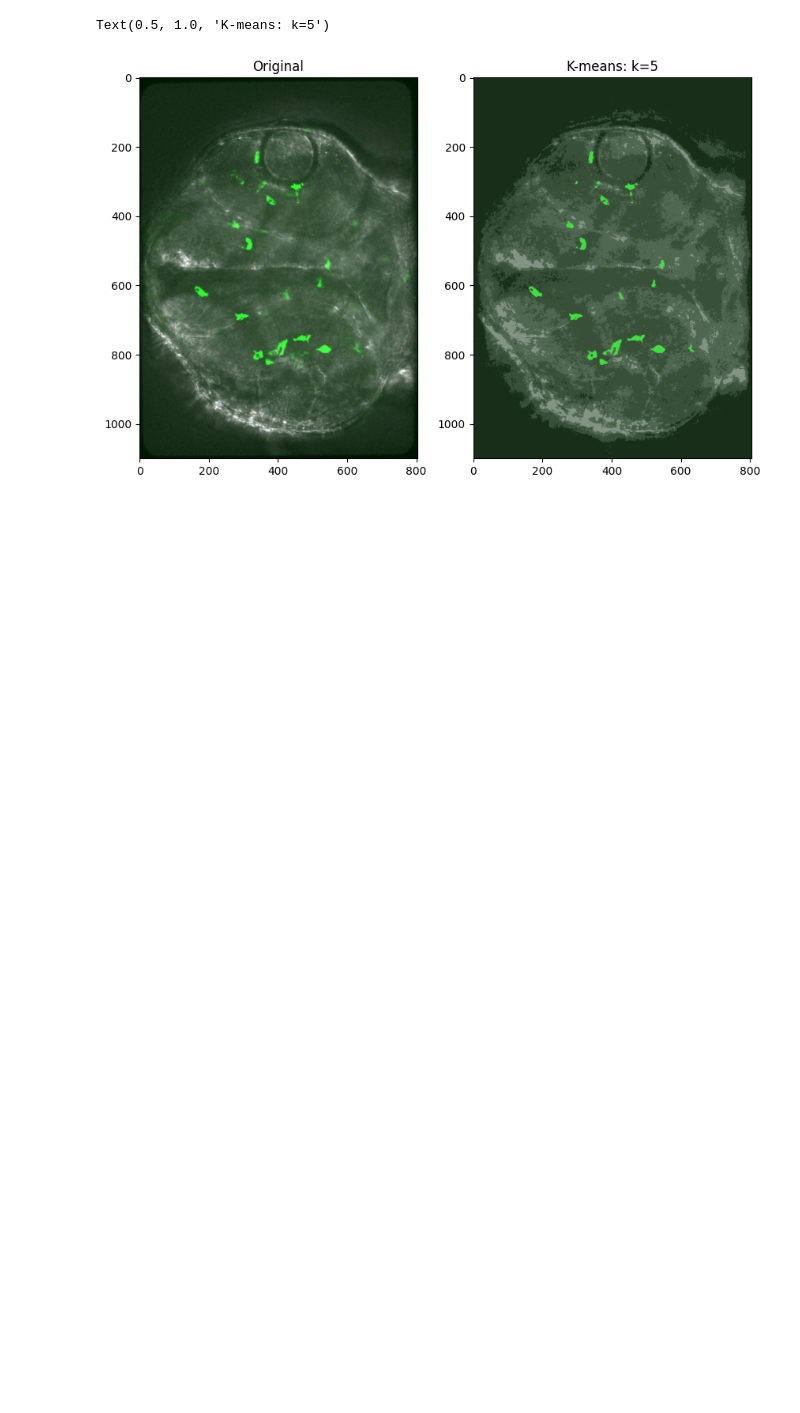
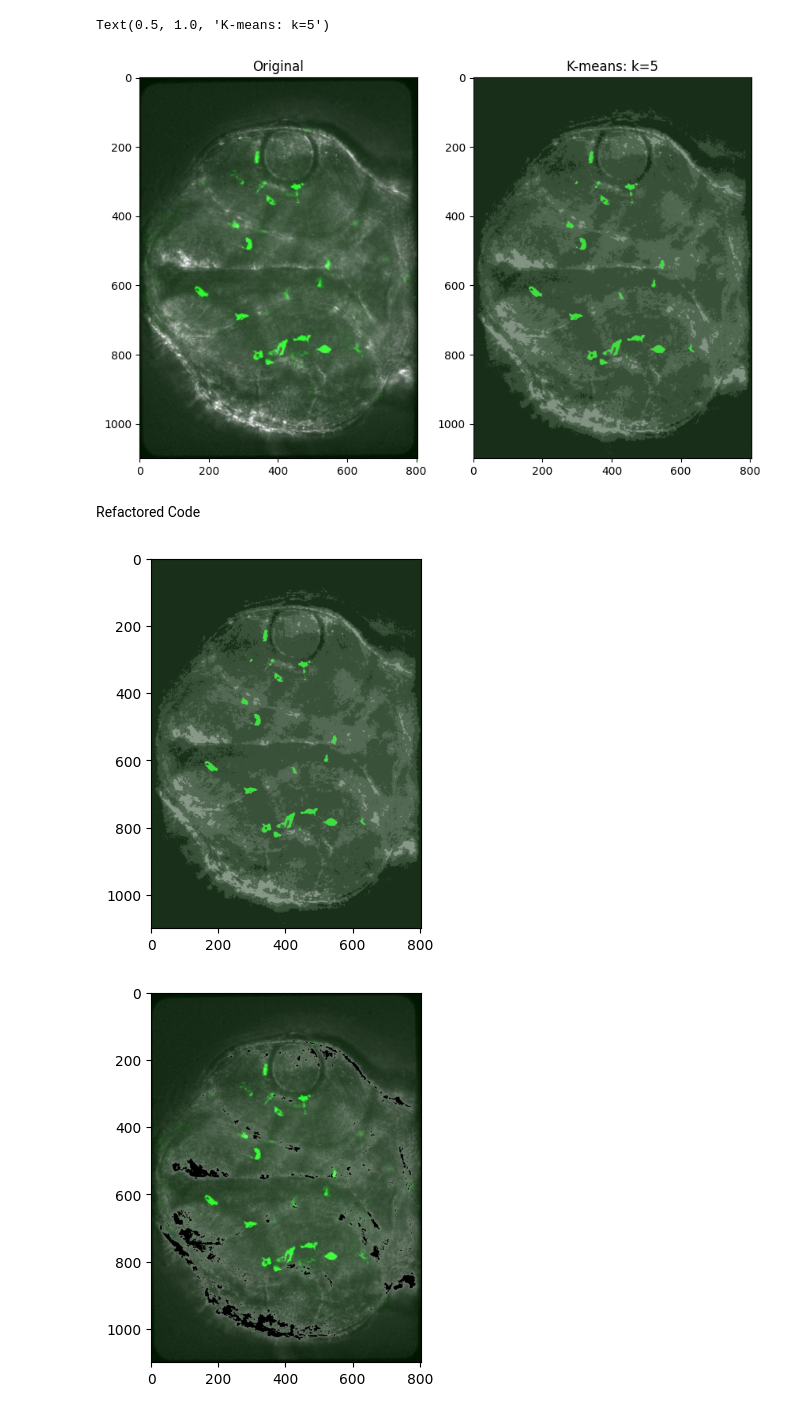
Before and after one commit to Dan-Blanchette/Python_4ML, a Jupyter notebook: Final_Project/k_means/k_means_segementation.ipynb, the cells around one changed output. Drawn from its saved outputs; the diff is of its cells as text; code cells hidden in the pictures; blank space fills up the shorter version.

Commit message:
added bit mask to remove unwanted clusters from the image

```diff
--- a/Final_Project/k_means/k_means_segementation.ipynb
+++ b/Final_Project/k_means/k_means_segementation.ipynb
@@ -62,3 +62,75 @@ plt.title('K-means: k=5')
 # %% [output]
 Text(0.5, 1.0, 'K-means: k=5')
 [figure]
+# %% [markdown]
+Refactored Code
+# %%
+import cv2
+import numpy as np
+import matplotlib.pyplot as plt
+import sys
+
+def read_image(file_path):
+  """Read the images and format to RGB."""
+  image = cv2.imread(file_path)
+  return cv2.cvtColor(image, cv2.COLOR_BGR2RGB)
+
+def preProcessImage(image_name):
+  """Reshape the image into a 2D array of pixels and three color channel values (RGB), then convert to float."""
+  pixel_val = image_name.reshape((-1,3))
+  return np.float32(pixel_val)
+
+def kmeans_clustering(pixel_val, k =3):
+  """Apply k means clustering to each of the pixel values."""
+  criteria = (cv2.TERM_CRITERIA_EPS + cv2.TERM_CRITERIA_MAX_ITER, 100, 0.2)
+  # last parameter can be adjusted to use PP_CENTERS for centroid calculation if random centers do no yield decent resuts
+  compactness, labels, centers = cv2.kmeans(pixel_val, k, None, criteria, 10, cv2.KMEANS_PP_CENTERS)
+  return compactness, labels, np.uint8(centers)
+
+def segment_image(image, labels, centers):
+  """Segment each image using the cluster centroid(s)."""
+  segmentedImage = centers[labels.flatten()]
+  return segmentedImage.reshape(image.shape)
+
+def imageMask(image, labels, disabledCluster):
+  """Generate a masked image by disabling a defined cluster"""
+  maskedImage = np.copy(image).reshape((-1,3))
+  maskedImage[labels.flatten() == disabledCluster] = [0,0,0]
+  return maskedImage.reshape(image.shape)
+
+def displayImg(image):
+  """Display the iamge using matplotlib."""
+  plt.imshow(image)
+  plt.show()
+
+
+# MAIN CODE
+def main():
+  # image_path = sys.argv[1]
+  # k = int(sys.argv[2])
+  k = 5
+  # read the image data
+  # image = read_image('image_path')
+  image = read_image('1.png')
+
+  # pre-process the image
+
+  pixel_val = preProcessImage(image)
+
+  compactness, labels, centers = kmeans_clustering(pixel_val, k)
+
+  segmented_img = segment_image(image, labels, centers)
+
+  displayImg(segmented_img)
+
+  cluster_to_black = 2
+
+  masked_image = imageMask(image, labels, cluster_to_black)
+
+  displayImg(masked_image)
+
+if (__name__ == '__main__'):
+  main()
+# %% [output]
+[figure, added]
+[figure, added]
```
